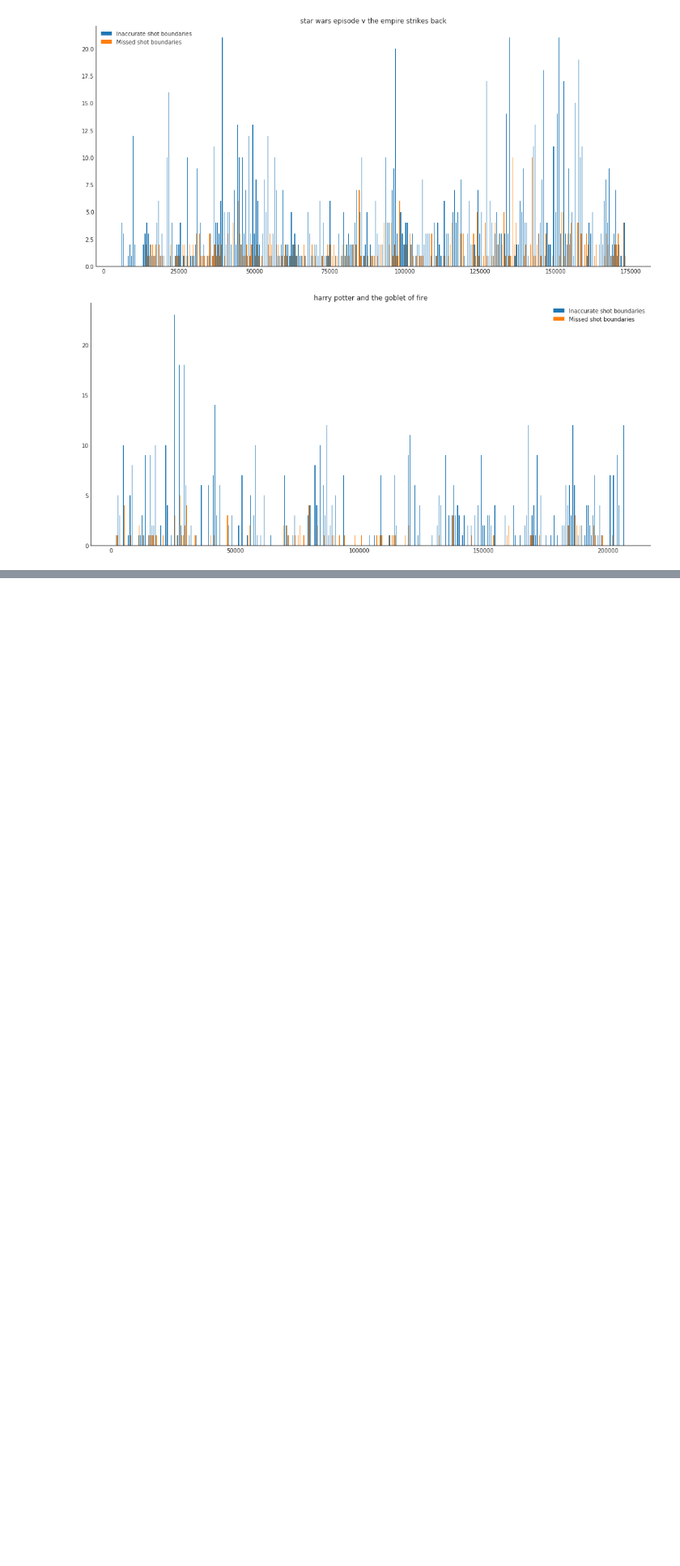
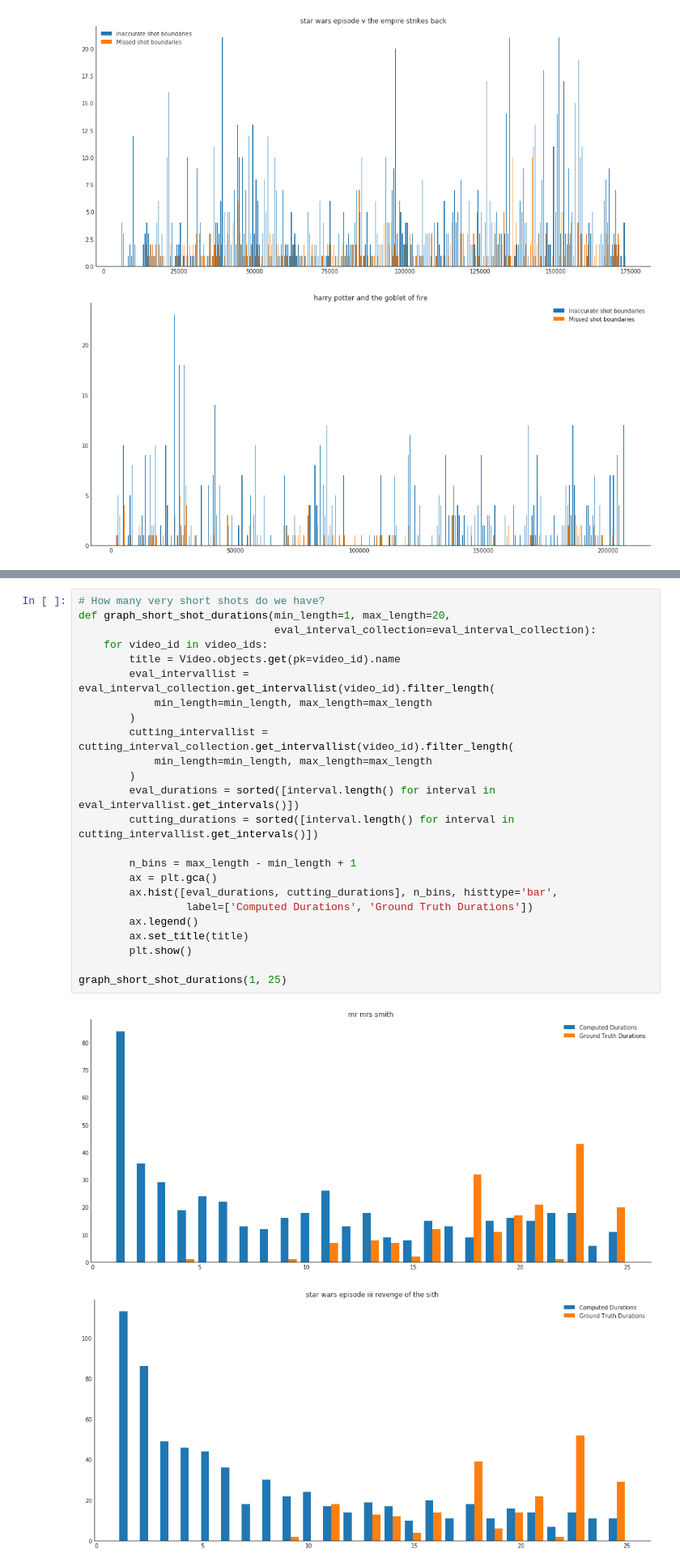
Before and after one commit to DanFu09/esper, a Jupyter notebook: app/notebooks/shot_boundary_eval.ipynb, the cells around one changed output, grey strips where cells are left out. Shown at 81% size. Cells and saved outputs as stored; diff of their text form; blank space fills up the shorter version.

Commit message:
More shot boundary eval

```diff
--- a/app/notebooks/shot_boundary_eval.ipynb
+++ b/app/notebooks/shot_boundary_eval.ipynb
@@ -334,0 +356,27 @@ graph_inaccuracies(greedy_match_with_replacement, 72, 300)
+# %%
+# How many very short shots do we have?
+def graph_short_shot_durations(min_length=1, max_length=20,
+                               eval_interval_collection=eval_interval_collection):
+    for video_id in video_ids:
+        title = Video.objects.get(pk=video_id).name
+        eval_intervallist = eval_interval_collection.get_intervallist(video_id).filter_length(
+            min_length=min_length, max_length=max_length
+        )
+        cutting_intervallist = cutting_interval_collection.get_intervallist(video_id).filter_length(
+            min_length=min_length, max_length=max_length
+        )
+        eval_durations = sorted([interval.length() for interval in eval_intervallist.get_intervals()])
+        cutting_durations = sorted([interval.length() for interval in cutting_intervallist.get_intervals()])
+
+        n_bins = max_length - min_length + 1
+        ax = plt.gca()
+        ax.hist([eval_durations, cutting_durations], n_bins, histtype='bar',
+                 label=['Computed Durations', 'Ground Truth Durations'])
+        ax.legend()
+        ax.set_title(title)
+        plt.show()
+
+graph_short_shot_durations(1, 25)
+# %% [output]
+[figure, added]
+[figure, added]
```
Also changed, not shown: parts of 22 cells of this notebook.
